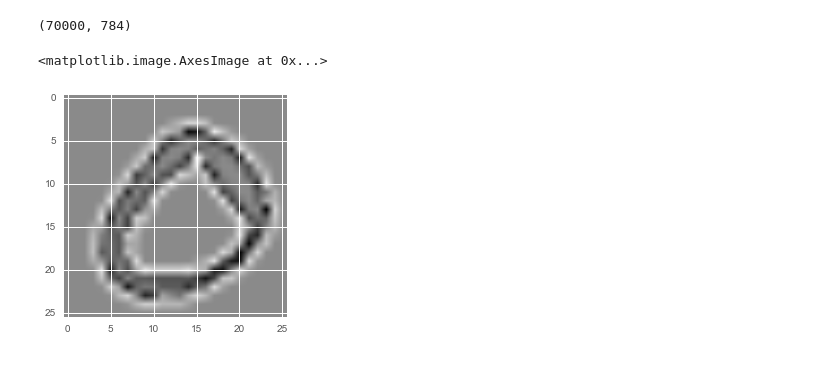
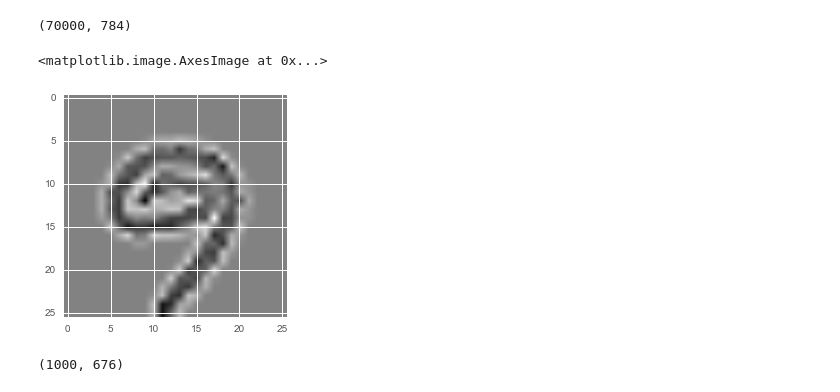
Before and after one commit to ksun0/svm, a Jupyter notebook: miniproject_SVMs.ipynb, the cells around one changed output. Saved outputs shown, nothing was run; the diff lists cells and outputs as text; code cells hidden in the pictures.

```diff
--- a/miniproject_SVMs.ipynb
+++ b/miniproject_SVMs.ipynb
@@ -461,6 +460,20 @@ mnist = fetch_mldata('MNIST original')
 mnist.data.shape
 # %% [output]
 (70000, 784)
+# %%
+from random import shuffle
+data_shuf = []
+target_shuf = []
+index_shuf = list(range(mnist.data.shape[0]))
+shuffle(index_shuf)
+for i in index_shuf:
+    data_shuf.append(mnist.data[i])
+    target_shuf.append(mnist.target[i])
 # %%
-X = mnist.data[0:1000]
-y = mnist.target[0:1000]
+X = data_shuf[0:1000]
+y = target_shuf[0:1000]
+# %%
+plt.imshow(convolve(X[0].reshape(28,28), matrix1))
+# %% [output]
+<matplotlib.image.AxesImage at 0x...>
+[figure, added]
@@ -467 +486,5 @@ y = mnist.target[0:1000]
+# %%
+convolved_data_update.shape
+# %% [output]
+(1000, 676)
 # %%
@@ -469,5 +491,0 @@ train_X, test_X, train_y, test_y = train_test_split(X, y, train_size=0.7, test_s
-# %%
-plt.imshow(convolve(train_X[0].reshape(28,28), matrix1))
-# %% [output]
-<matplotlib.image.AxesImage at 0x...>
-[figure, removed]
```
Also changed, not shown: parts of 17 cells of this notebook.
